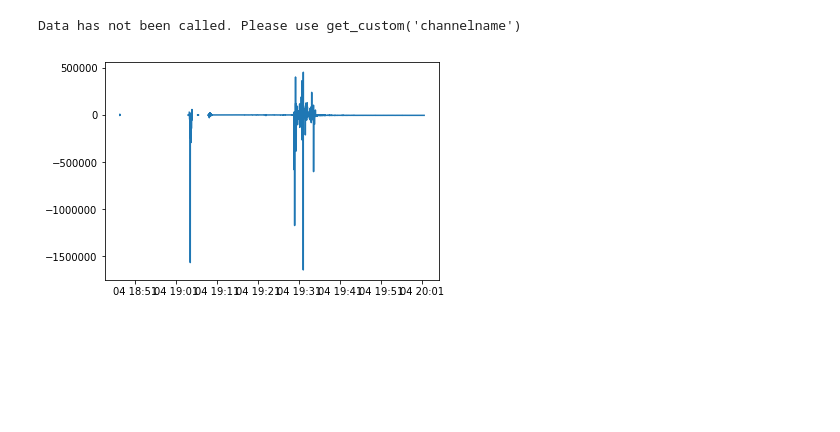
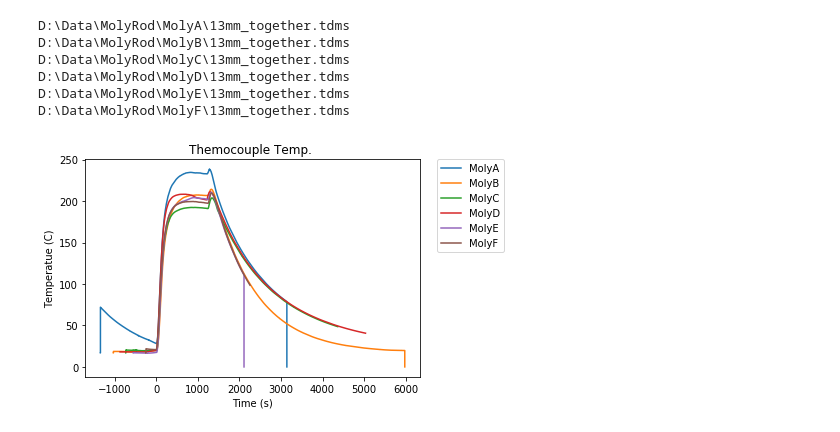
Before and after one commit to msb002/MHDlab, a Jupyter notebook: Python/Universal Data Analysis.ipynb, the cells around one changed output. Cells and saved outputs as stored; diff of their text form; code cells hidden in the pictures; blank space fills up the shorter version.

```diff
--- a/Python/Universal Data Analysis.ipynb
+++ b/Python/Universal Data Analysis.ipynb
@@ -226,0 +266,6 @@ a.set_path("D:\\Data\\MolyRod")
+# %%
+
+#savetime = a.imports
+#a.imports
+a.imports=savetime
+a.get_times()
@@ -229,6 +294,10 @@ a.importdata("13mm_together.tdms")
 # %%
-a.get_motor()
+a.plot_tc()
+# %% [output]
+D:\Data\MolyRod\MolyA\13mm_together.tdms
+D:\Data\MolyRod\MolyB\13mm_together.tdms
+D:\Data\MolyRod\MolyC\13mm_together.tdms
+D:\Data\MolyRod\MolyD\13mm_together.tdms
+D:\Data\MolyRod\MolyE\13mm_together.tdms
+D:\Data\MolyRod\MolyF\13mm_together.tdms
+[figure, added]
-# %%
-a.plot("Color Temp 1-2", "all")
-# %% [output]
-Data has not been called. Please use get_custom('channelname')
@@ -237,5 +304 @@ a.get_custom("Color Temp 1-2")
-# %%
-a.plot("Color Temp 1-2", "all")
-# %% [output]
-[figure, removed]
 # %%
```
Also changed, not shown: parts of 16 cells of this notebook.
